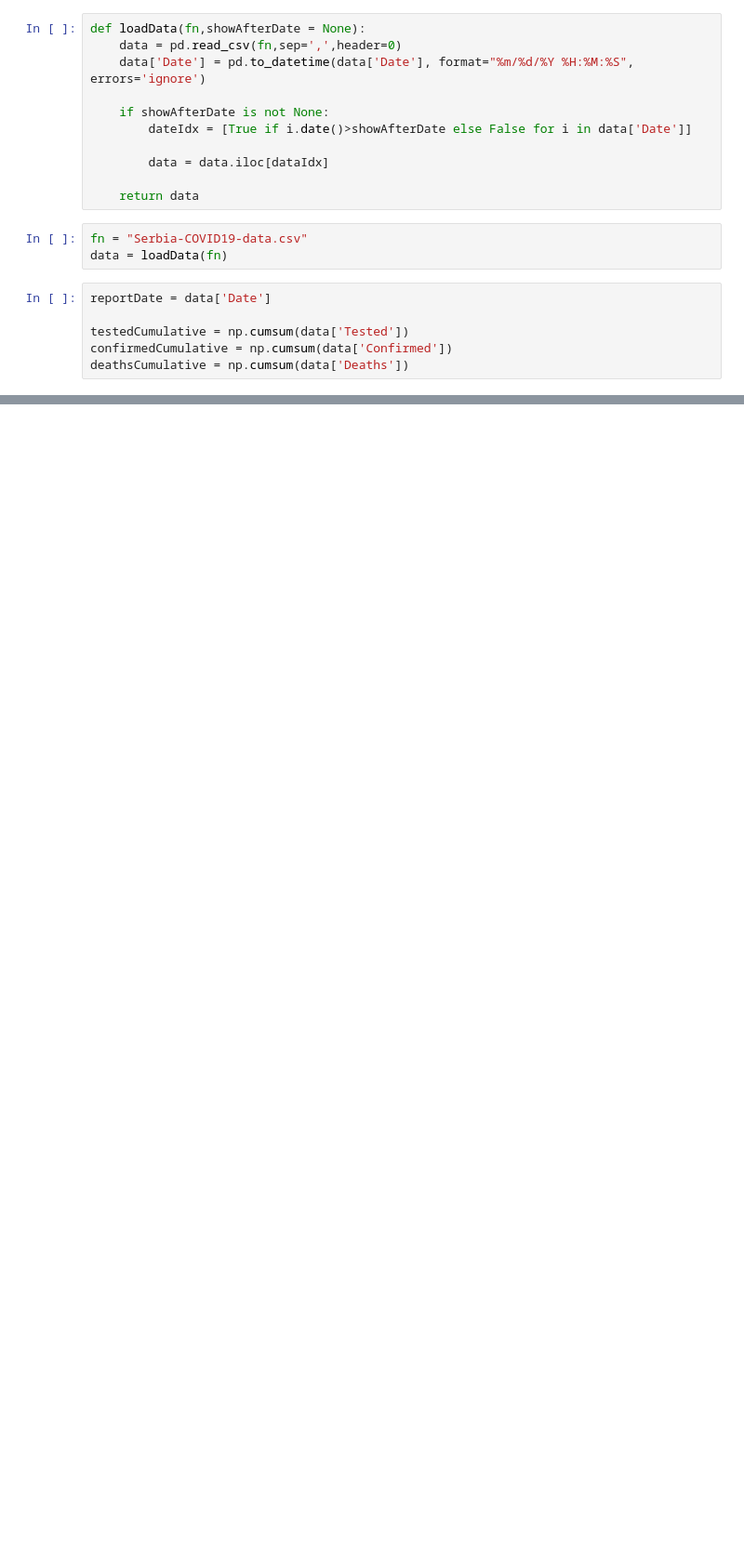
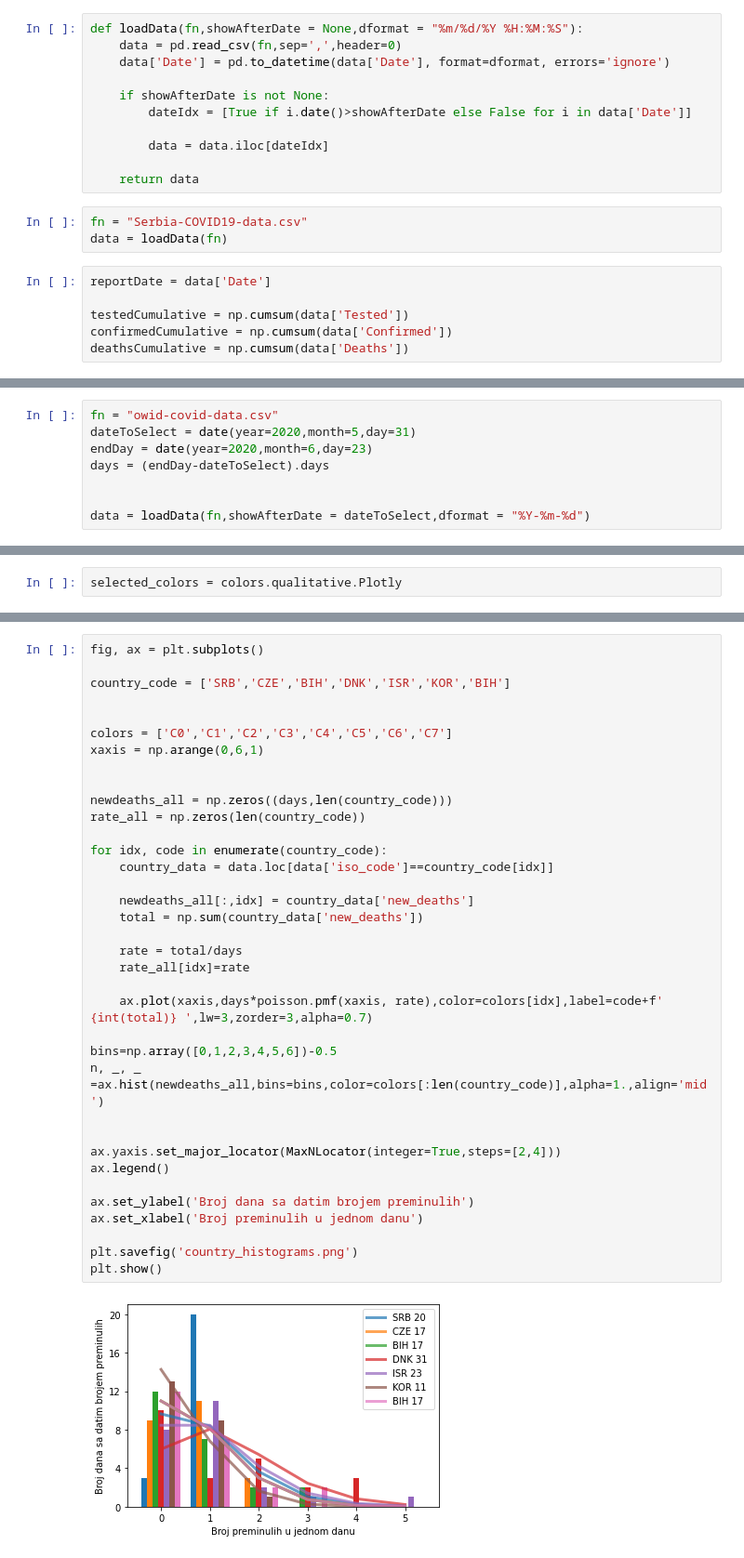
Before and after one commit to ognjenmarkovicc/Serbia-COVID19-data, a Jupyter notebook: Serbia-COVID19-nb.ipynb, the cells around one changed output, grey strips where cells are left out. Shown at 93% size. Cells and saved outputs as stored; diff of their text form; blank space fills up the shorter version.

Commit message:
Added death rate analysis

```diff
--- a/Serbia-COVID19-nb.ipynb
+++ b/Serbia-COVID19-nb.ipynb
@@ -20,14 +23,14 @@ init_notebook_mode(connected=False)
 # %% [output]
 [interactive output not drawn]
 # %%
-def loadData(fn,showAfterDate = None):
+def loadData(fn,showAfterDate = None,dformat = "%m/%d/%Y %H:%M:%S"):
     data = pd.read_csv(fn,sep=',',header=0)
-    data['Date'] = pd.to_datetime(data['Date'], format="%m/%d/%Y %H:%M:%S", errors='ignore')
+    data['Date'] = pd.to_datetime(data['Date'], format=dformat, errors='ignore')
 
     if showAfterDate is not None:
         dateIdx = [True if i.date()>showAfterDate else False for i in data['Date']]
 
-        data = data.iloc[dataIdx]
+        data = data.iloc[dateIdx]
 
     return data
 # %%
@@ -75,0 +102,8 @@ fig.write_html("../ognjenmarkovicc.github.io/_includes/Serbia-cases-tested-bar.h
+# %%
+fn = "owid-covid-data.csv"
+dateToSelect = date(year=2020,month=5,day=31)
+endDay = date(year=2020,month=6,day=23)
+days = (endDay-dateToSelect).days
+
+
+data = loadData(fn,showAfterDate = dateToSelect,dformat = "%Y-%m-%d")
@@ -75,0 +113,2 @@ fig.write_html("../ognjenmarkovicc.github.io/_includes/Serbia-cases-tested-bar.h
+# %%
+selected_colors = colors.qualitative.Plotly
@@ -75,0 +149,38 @@ fig.write_html("../ognjenmarkovicc.github.io/_includes/Serbia-cases-tested-bar.h
+# %%
+fig, ax = plt.subplots()
+
+country_code = ['SRB','CZE','BIH','DNK','ISR','KOR','BIH']
+
+
+colors = ['C0','C1','C2','C3','C4','C5','C6','C7']
+xaxis = np.arange(0,6,1)
+
+
+newdeaths_all = np.zeros((days,len(country_code)))
+rate_all = np.zeros(len(country_code))
+
+for idx, code in enumerate(country_code):
+    country_data = data.loc[data['iso_code']==country_code[idx]]
+
+    newdeaths_all[:,idx] = country_data['new_deaths']
+    total = np.sum(country_data['new_deaths'])
+
+    rate = total/days
+    rate_all[idx]=rate
+
+    ax.plot(xaxis,days*poisson.pmf(xaxis, rate),color=colors[idx],label=code+f' {int(total)} ',lw=3,zorder=3,alpha=0.7)
+
+bins=np.array([0,1,2,3,4,5,6])-0.5
+n, _, _ =ax.hist(newdeaths_all,bins=bins,color=colors[:len(country_code)],alpha=1.,align='mid')
+
+
+ax.yaxis.set_major_locator(MaxNLocator(integer=True,steps=[2,4]))
+ax.legend()
+
+ax.set_ylabel('Broj dana sa datim brojem preminulih')
+ax.set_xlabel('Broj preminulih u jednom danu')
+
+plt.savefig('country_histograms.png')
+plt.show()
+# %% [output]
+[figure, added]
```
Also changed, not shown: parts of 13 cells of this notebook.
